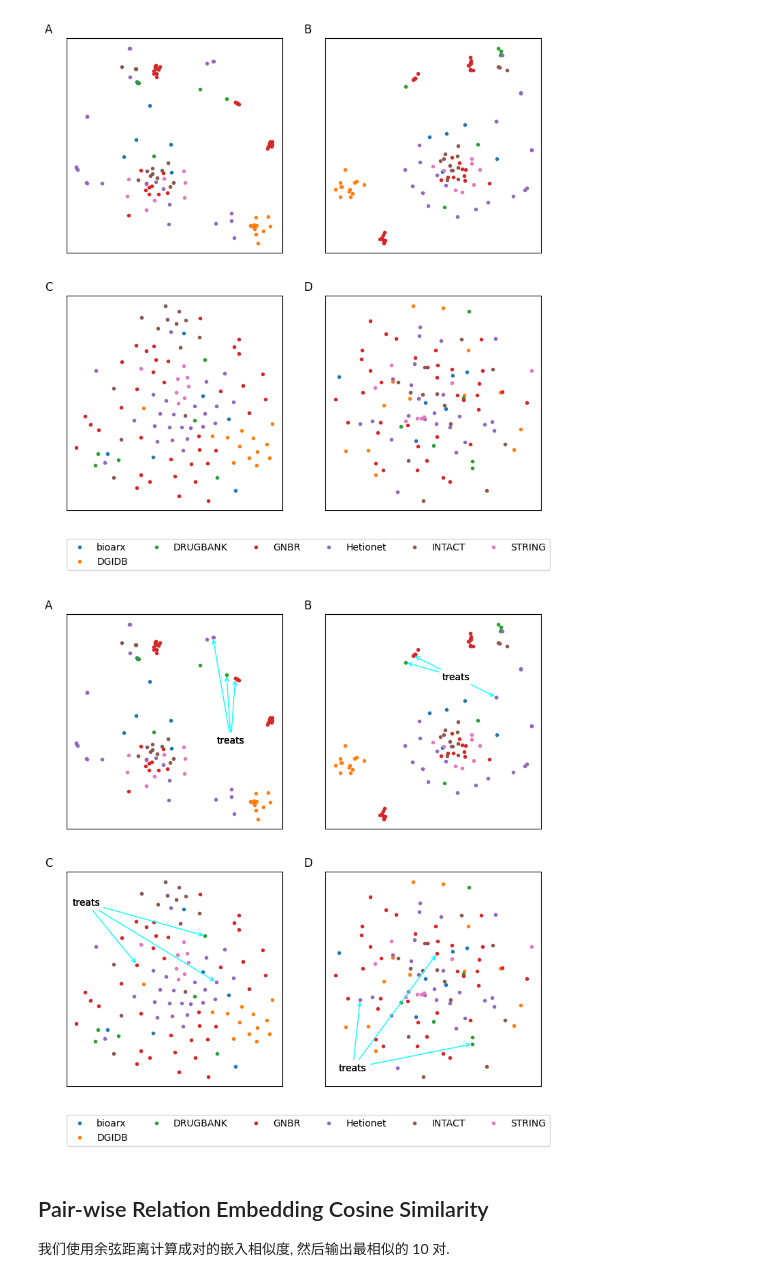
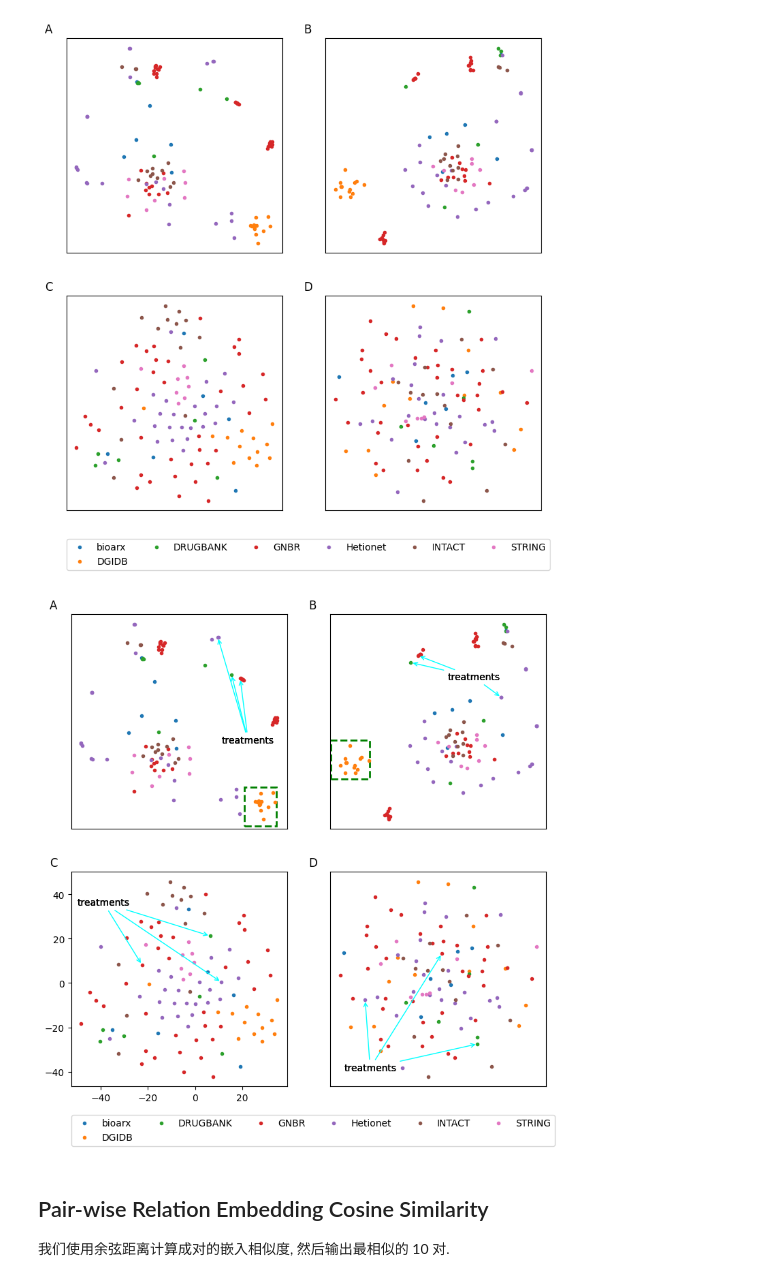
Before and after one commit to LuYF-Lemon-love/AD-KGE, a Jupyter notebook: code/02-analysis/01_relation_similarity_analysis.ipynb, the cells around one changed output. Saved outputs shown, nothing was run; the diff lists cells and outputs as text; code cells hidden in the pictures.

```diff
--- a/code/02-analysis/01_relation_similarity_analysis.ipynb
+++ b/code/02-analysis/01_relation_similarity_analysis.ipynb
@@ -112,11 +112,11 @@ except Exception as e :
 # %% [output]
 加载之前保存好的 embedded.
 # %%
-# 绘制，不画 treats
+# 绘制，不画 treatments
 plt.figure(figsize = (9, 9))
 
 # TransE_l1
-ax = plt.subplot(221)
+plt.subplot(221)
 plt.title('A', loc = 'left', position = (-0.1, -0.1))
 for key, val in dataset_id.items():
     val = np.asarray(val, dtype=int)
@@ -163,72 +163,81 @@ plt.savefig('./result/relation/relation_no_treats.svg', bbox_extra_artists=(lgd,
 plt.figure(figsize = (9, 9))
 
 # TransE_l1
-ax = plt.subplot(221)
+ax_a = plt.subplot(221)
 plt.title('A', loc = 'left', position = (-0.1, -0.1))
 for key, val in dataset_id.items():
     val = np.asarray(val, dtype=int)
     plt.plot(X_TransE_l1_embedded[0][val], X_TransE_l1_embedded[1][val], '.', label=key)
 
 for i in range(len(treatment_list)):
-    plt.annotate('treats',
+    plt.annotate('treatments',
                  xy=(X_TransE_l1_embedded[0][rel2id[treatment_list[i]]], X_TransE_l1_embedded[1][rel2id[treatment_list[i]]]),
                  xytext=(5.0, -1.0),
                  arrowprops=dict(arrowstyle = '->', color = 'cyan', linewidth = 1.0),
                 )
+
+ax_a.add_patch(plt.Rectangle((0.6, 0.01), 0.15, 0.18, ls="--", ec="green", fc = "none", linewidth = "2.0", transform=ax.transAxes))
+
 plt.gca().get_xaxis().set_visible(False)
 plt.gca().get_yaxis().set_visible(False)
 
 # TransE_l2
-plt.subplot(222)
+ax_b = plt.subplot(222)
 plt.title('B', loc = 'left', position = (-0.1, -0.1))
 for key, val in dataset_id.items():
     val = np.asarray(val, dtype=int)
     plt.plot(X_TransE_l2_embedded[0][val], X_TransE_l2_embedded[1][val], '.', label=key)
 
 for i in range(len(treatment_list)):
-    plt.annotate('treats',
+    plt.annotate('treatments',
                  xy=(X_TransE_l2_embedded[0][rel2id[treatment_list[i]]], X_TransE_l2_embedded[1][rel2id[treatment_list[i]]]),
                  xytext=(0.5, 3.0),
                  arrowprops=dict(arrowstyle = '->', color = 'cyan', linewidth = 1.0),
                 )
+
+ax_b.add_patch(plt.Rectangle((1.0, 0.23), 0.18, 0.18, ls="--", ec="green", fc = "none", linewidth = "2.0", transform=ax.transAxes))
+
 plt.gca().get_xaxis().set_visible(False)
 plt.gca().get_yaxis().set_visible(False)
 
 # ComplEx
-plt.subplot(223)
+ax_c = plt.subplot(223)
 plt.title('C', loc = 'left', position = (-0.1, -0.1))
 for key, val in dataset_id.items():
     val = np.asarray(val, dtype=int)
     plt.plot(X_ComplEx_embedded[0][val], X_ComplEx_embedded[1][val], '.', label=key)
 
 for i in range(len(treatment_list)):
-    plt.annotate('treats',
+    plt.annotate('treatments',
                  xy=(X_ComplEx_embedded[0][rel2id[treatment_list[i]]], X_ComplEx_embedded[1][rel2id[treatment_list[i]]]),
                  xytext=(-50.0, 35.0),
                  arrowprops=dict(arrowstyle = '->', color = 'cyan', linewidth = 1.0),
                 )
-plt.gca().get_xaxis().set_visible(False)
-plt.gca().get_yaxis().set_visible(False)
+
+ax_c.add_patch(plt.Rectangle((-5.0, 35.0), 0.15, 0.5, ls="--", ec="green", fc = "none", linewidth = "2.0", transform=ax.transAxes))
+
+#plt.gca().get_xaxis().set_visible(False)
+#plt.gca().get_yaxis().set_visible(False)
 
 # RotatE
-plt.subplot(224)
+ax_d = plt.subplot(224)
 plt.title('D', loc = 'left', position = (-0.1, -0.1))
 for key, val in dataset_id.items():
     val = np.asarray(val, dtype=int)
     plt.plot(X_RotatE_embedded[0][val], X_RotatE_embedded[1][val], '.', label=key)
 
 for i in range(len(treatment_list)):
-    plt.annotate('treats',
+    plt.annotate('treatments',
                  xy=(X_RotatE_embedded[0][rel2id[treatment_list[i]]], X_RotatE_embedded[1][rel2id[treatment_list[i]]]),
                  xytext=(-0.2, -1.5),
                  arrowprops=dict(arrowstyle = '->', color = 'cyan', linewidth = 1.0),
                 )
 plt.gca().get_xaxis().set_visible(False)
 plt.gca().get_yaxis().set_visible(False)
 lgd = plt.legend(loc = 'lower center', ncols = 6, bbox_to_anchor=(-0.08, -0.3))
 plt.savefig('./result/relation/relation.svg', bbox_extra_artists=(lgd,), bbox_inches='tight', format='svg')
 # %% [output]
-[figure, old version]
+[figure, new version]
 # %% [markdown]
 ## Pair-wise Relation Embedding Cosine Similarity
 
```
Also changed, not shown: 3 other files.
